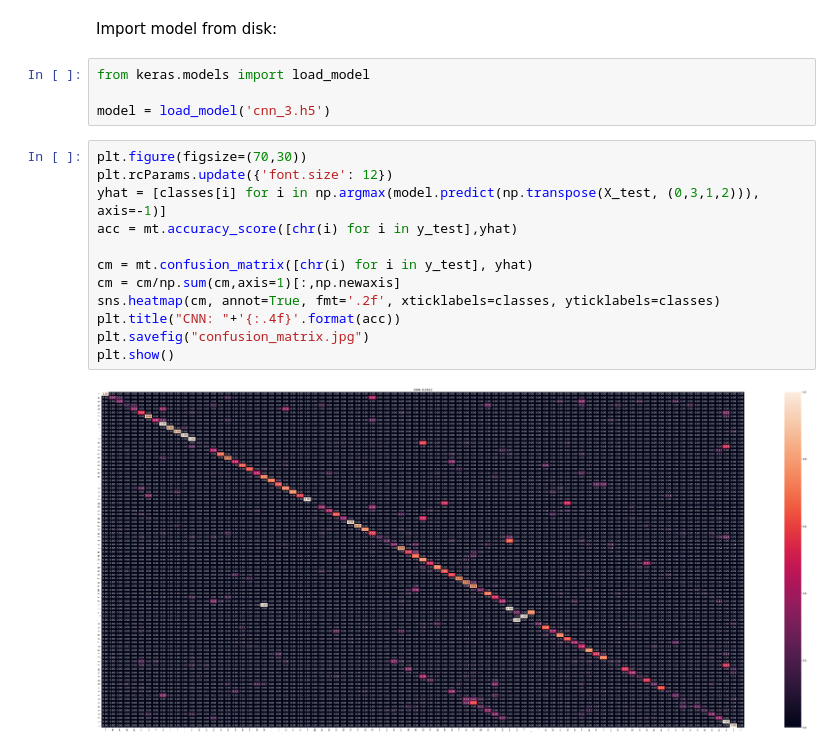
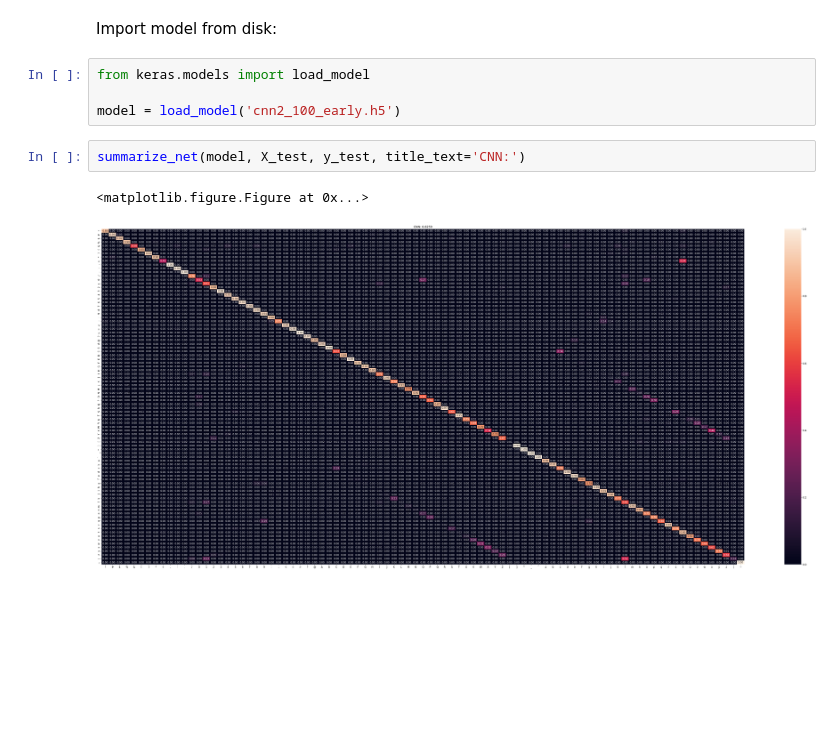
Before and after one commit to smitheric95/mobile-sensing-labs, a Jupyter notebook: Project/model/Image Model.ipynb, the cells around one changed output. Cells and saved outputs as stored; diff of their text form; blank space fills up the shorter version.

```diff
--- a/Project/model/Image Model.ipynb
+++ b/Project/model/Image Model.ipynb
@@ -200,18 +295,9 @@ Import model from disk:
 # %%
 from keras.models import load_model
 
-model = load_model('cnn_3.h5')
+model = load_model('cnn2_100_early.h5')
-# %%
-plt.figure(figsize=(70,30))
-plt.rcParams.update({'font.size': 12})
-yhat = [classes[i] for i in np.argmax(model.predict(np.transpose(X_test, (0,3,1,2))), axis=-1)]
-acc = mt.accuracy_score([chr(i) for i in y_test],yhat)
-
-cm = mt.confusion_matrix([chr(i) for i in y_test], yhat)
-cm = cm/np.sum(cm,axis=1)[:,np.newaxis]
-sns.heatmap(cm, annot=True, fmt='.2f', xticklabels=classes, yticklabels=classes)
-plt.title("CNN: "+'{:.4f}'.format(acc))
-plt.savefig("confusion_matrix.jpg")
-plt.show()
-# %% [output]
-[figure, removed]
+# %%
+summarize_net(model, X_test, y_test, title_text='CNN:')
+# %% [output]
+<matplotlib.figure.Figure at 0x...>
+[figure, added]
```
Also changed, not shown: parts of 14 cells of this notebook, 6 other files.
